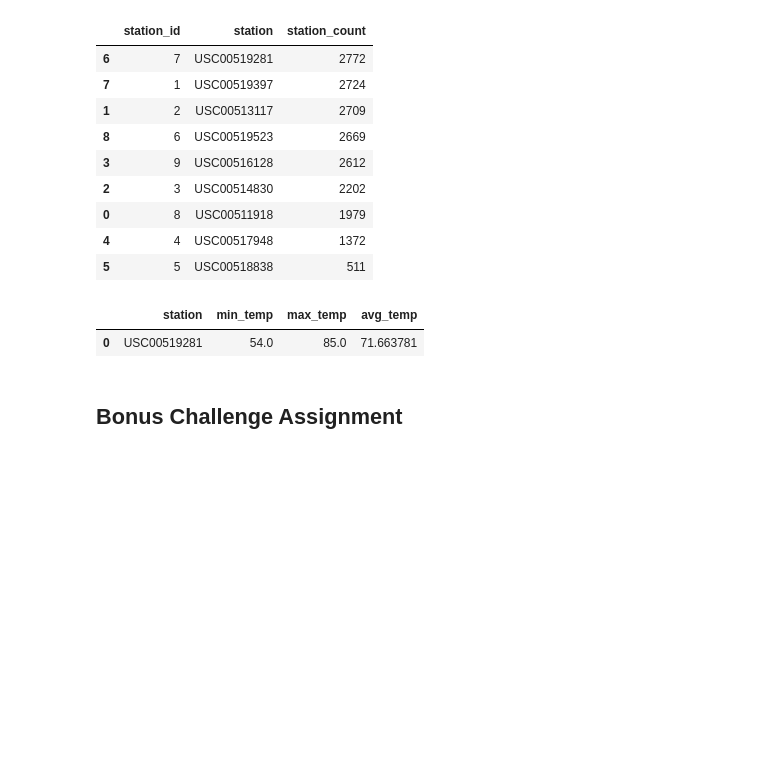
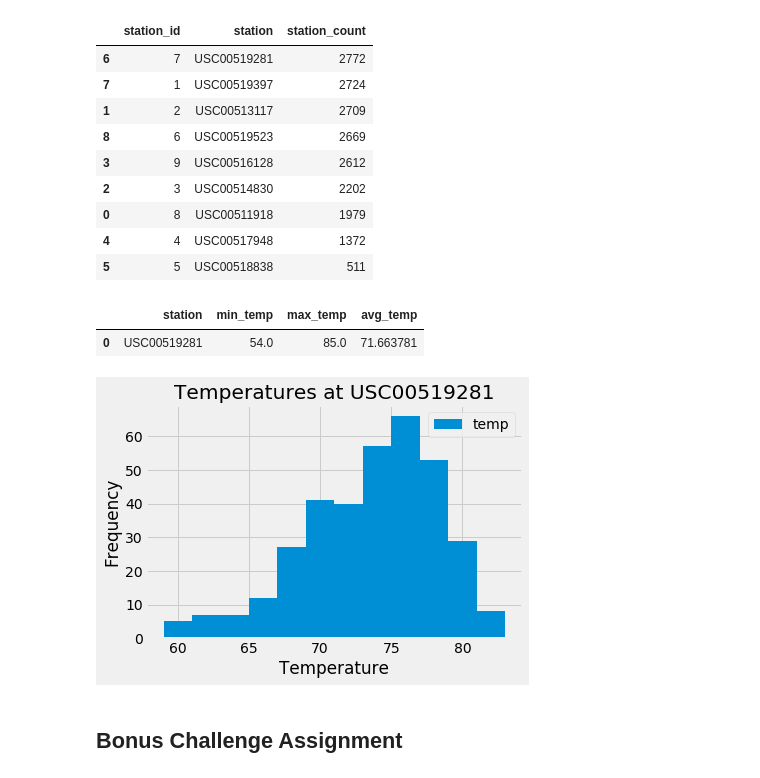
Before and after one commit to troypramsey/sqlalchemy-challenge, a Jupyter notebook: climate_starter.ipynb, the cells around one changed output. Drawn from its saved outputs; the diff is of its cells as text; code cells hidden in the pictures; blank space fills up the shorter version.

Commit message:
added temperatures histogram

```diff
--- a/climate_starter.ipynb
+++ b/climate_starter.ipynb
@@ -136,6 +136,15 @@ df
 # %%
 # Choose the station with the highest number of temperature observations.
 # Query the last 12 months of temperature observation data for this station and plot the results as a histogram
+most_active_tobs = session.query(Station.station, Measurement.tobs).filter(Station.station==Measurement.station).filter(Station.id == 7).filter(Measurement.date >= '2016-08-23')
+
+df = pd.DataFrame(most_active_tobs, columns=['station', 'temp'])
+df.plot(kind='hist', bins=12)
+plt.title('Temperatures at USC00519281')
+plt.xlabel('Temperature')
+plt.show()
+# %% [output]
+[figure, added]
 # %% [markdown]
 ## Bonus Challenge Assignment
 # %%
```
Also changed, not shown: parts of 1 cell of this notebook.
